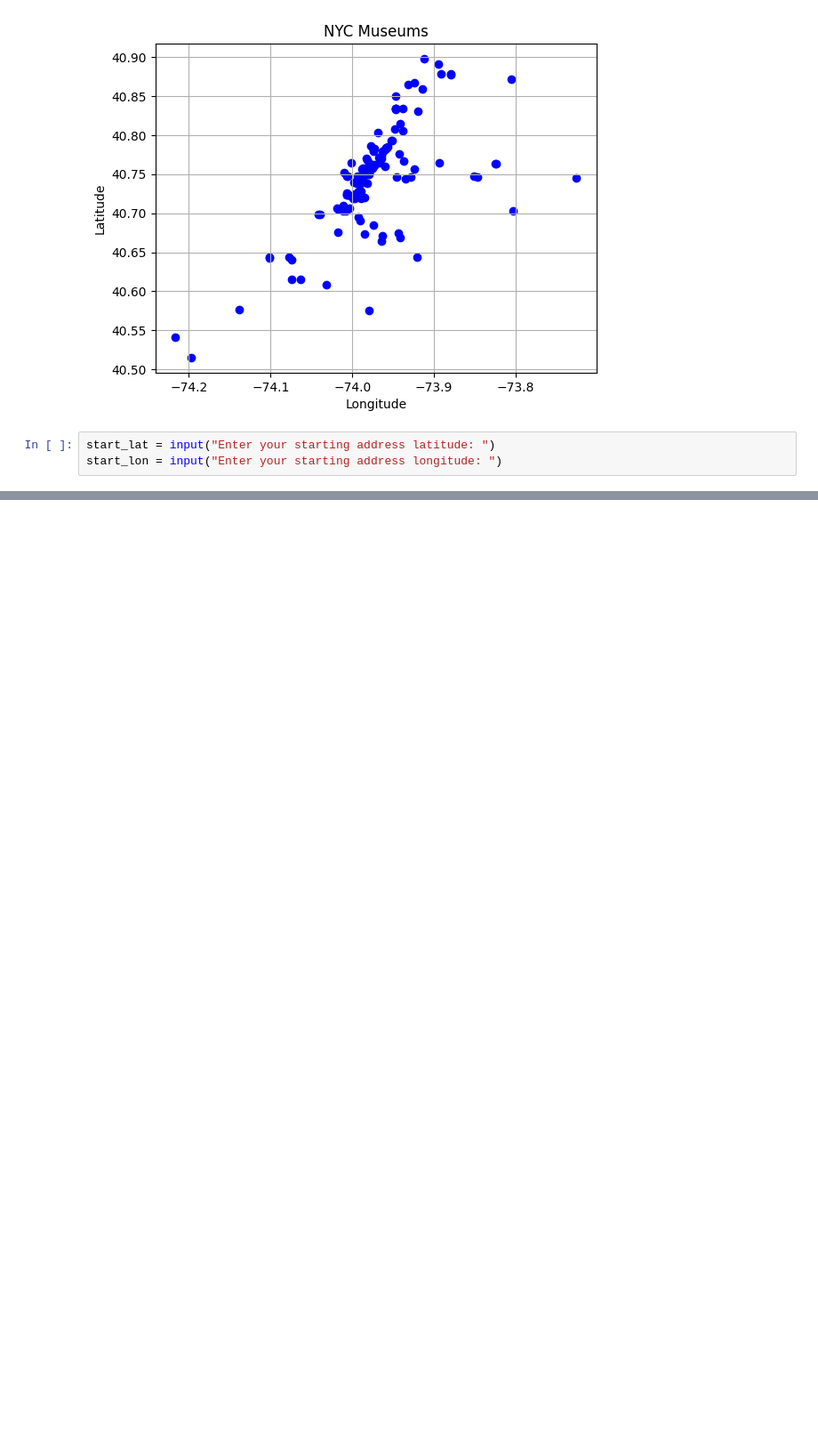
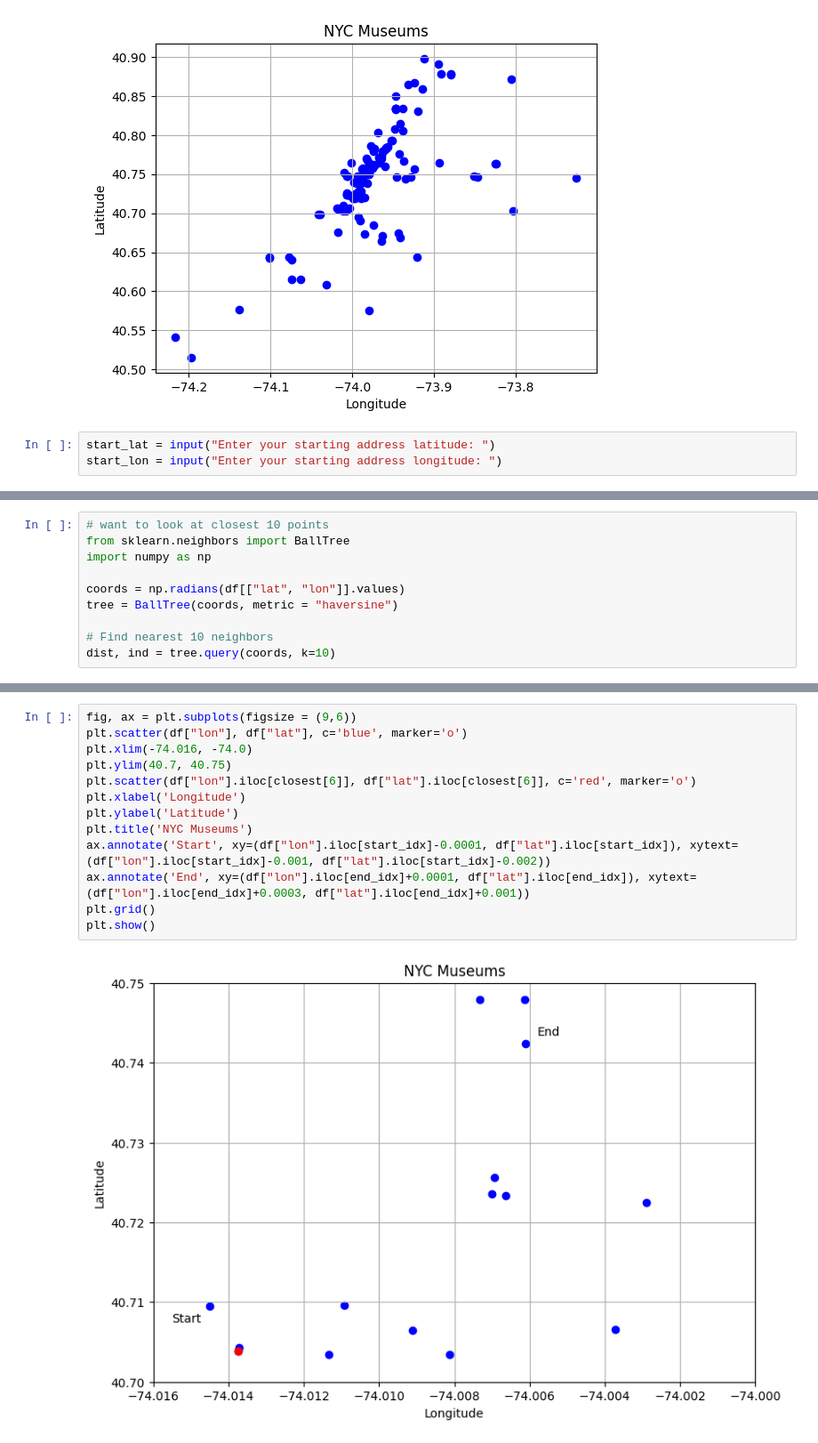
Before and after one commit to ath3naw/Itinerary-Optimizer, a Jupyter notebook: analysis.ipynb, the cells around one changed output, grey strips where cells are left out. Shown at 89% size. Cells and saved outputs as stored; diff of their text form; blank space fills up the shorter version.

```diff
--- a/analysis.ipynb
+++ b/analysis.ipynb
@@ -110,0 +166,10 @@ start_lon = input("Enter your starting address longitude: ")
+# %%
+# want to look at closest 10 points
+from sklearn.neighbors import BallTree
+import numpy as np
+
+coords = np.radians(df[["lat", "lon"]].values)
+tree = BallTree(coords, metric = "haversine")
+
+# Find nearest 10 neighbors
+dist, ind = tree.query(coords, k=10)
@@ -110,0 +287,15 @@ start_lon = input("Enter your starting address longitude: ")
+# %%
+fig, ax = plt.subplots(figsize = (9,6))
+plt.scatter(df["lon"], df["lat"], c='blue', marker='o')
+plt.xlim(-74.016, -74.0)
+plt.ylim(40.7, 40.75)
+plt.scatter(df["lon"].iloc[closest[6]], df["lat"].iloc[closest[6]], c='red', marker='o')
+plt.xlabel('Longitude')
+plt.ylabel('Latitude')
+plt.title('NYC Museums')
+ax.annotate('Start', xy=(df["lon"].iloc[start_idx]-0.0001, df["lat"].iloc[start_idx]), xytext=(df["lon"].iloc[start_idx]-0.001, df["lat"].iloc[start_idx]-0.002))
+ax.annotate('End', xy=(df["lon"].iloc[end_idx]+0.0001, df["lat"].iloc[end_idx]), xytext=(df["lon"].iloc[end_idx]+0.0003, df["lat"].iloc[end_idx]+0.001))
+plt.grid()
+plt.show()
+# %% [output]
+[figure, added]
```
Also changed, not shown: parts of 31 cells of this notebook, 1 other file.
